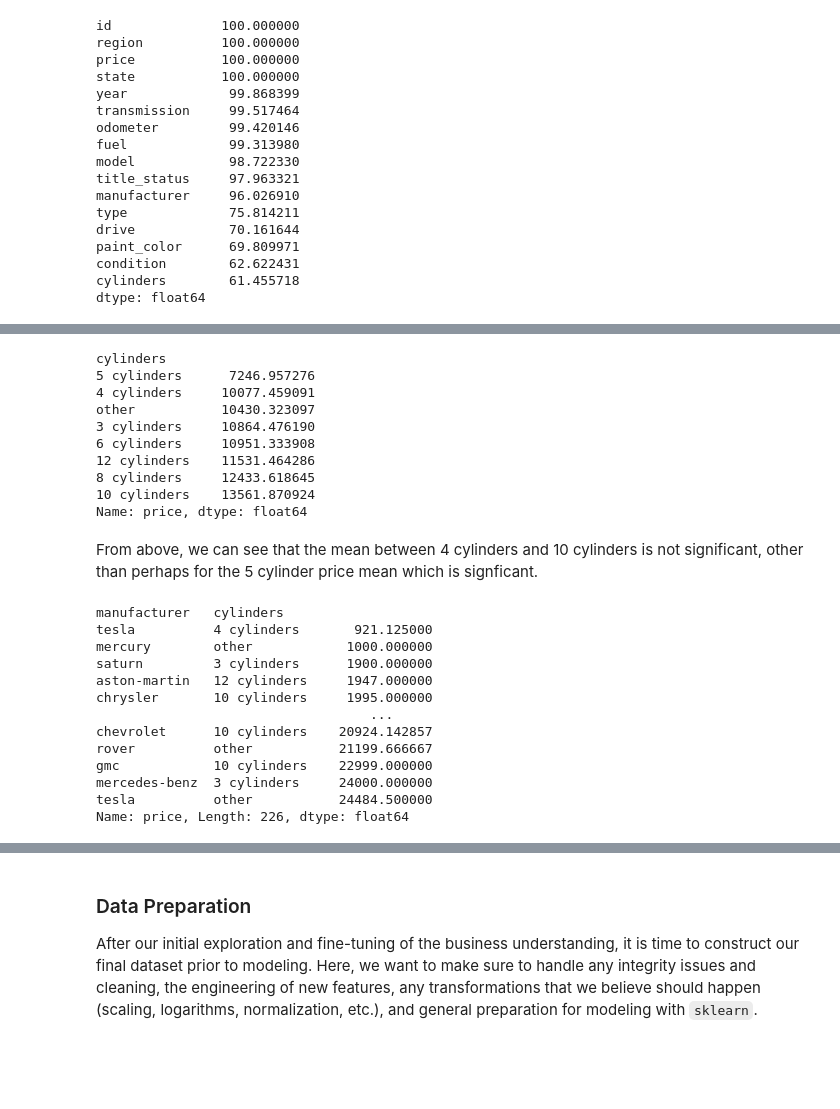
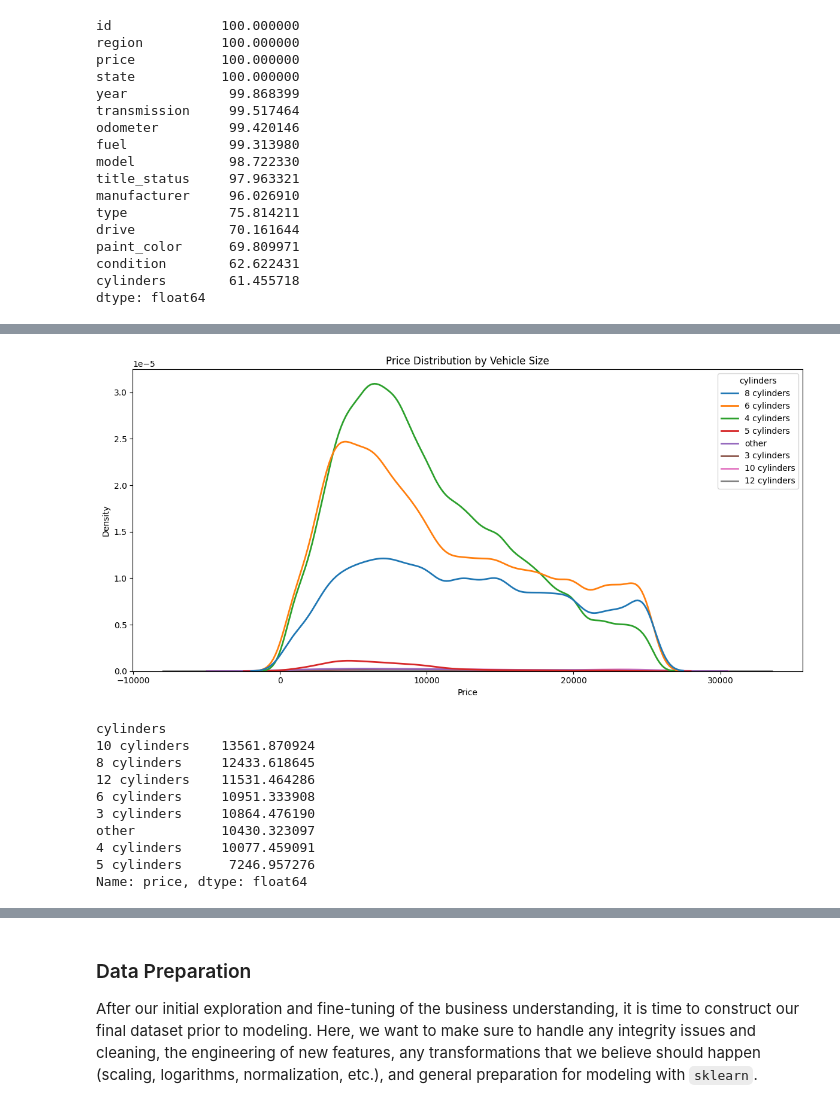
Before and after one commit to jeffreylgoode/what-drives-car-prices, a Jupyter notebook: notebooks/car_price_analysis.ipynb, the cells around one changed output, grey strips where cells are left out. Saved outputs shown, nothing was run; the diff lists cells and outputs as text; code cells hidden in the pictures; blank space fills up the shorter version.

```diff
--- a/notebooks/car_price_analysis.ipynb
+++ b/notebooks/car_price_analysis.ipynb
@@ -267,31 +291,31 @@ My assumption is that cylinders is also not a good predictor of price.
+# %%
+plt.figure(figsize=(12, 6))
+
+sns.kdeplot(
+    data=df_clean,
+    x="price",
+    hue="cylinders",  # separate curves by size
+    fill=False,  # keep it clean
+    linewidth=2
+)
+
+plt.title("Price Distribution by Vehicle Size")
+plt.xlabel("Price")
+plt.ylabel("Density")
+plt.tight_layout()
+plt.show()
+# %% [output]
+[figure, added]
 # %%
-df_clean.groupby("cylinders")["price"].mean().sort_values()
+df_clean.groupby("cylinders")["price"].mean().sort_values(ascending=False)
 # %% [output]
 cylinders
+10 cylinders    13561.870924
+8 cylinders     12433.618645
+12 cylinders    11531.464286
+6 cylinders     10951.333908
+3 cylinders     10864.476190
+other           10430.323097
+4 cylinders     10077.459091
 5 cylinders      7246.957276
-4 cylinders     10077.459091
-other           10430.323097
-3 cylinders     10864.476190
-6 cylinders     10951.333908
-12 cylinders    11531.464286
-8 cylinders     12433.618645
-10 cylinders    13561.870924
 Name: price, dtype: float64
-# %% [markdown]
-From above, we can see that the mean between 4 cylinders and 10 cylinders is not significant, other than perhaps for the 5 cylinder price mean which is signficant.
-# %%
-df_clean.groupby(["manufacturer", "cylinders"])["price"].mean().sort_values()
-# %% [output]
-manufacturer   cylinders
-tesla          4 cylinders       921.125000
-mercury        other            1000.000000
-saturn         3 cylinders      1900.000000
-aston-martin   12 cylinders     1947.000000
-chrysler       10 cylinders     1995.000000
-                                   ...
-chevrolet      10 cylinders    20924.142857
-rover          other           21199.666667
-gmc            10 cylinders    22999.000000
-mercedes-benz  3 cylinders     24000.000000
-tesla          other           24484.500000
-Name: price, Length: 226, dtype: float64
```
Also changed, not shown: parts of 18 cells of this notebook.
